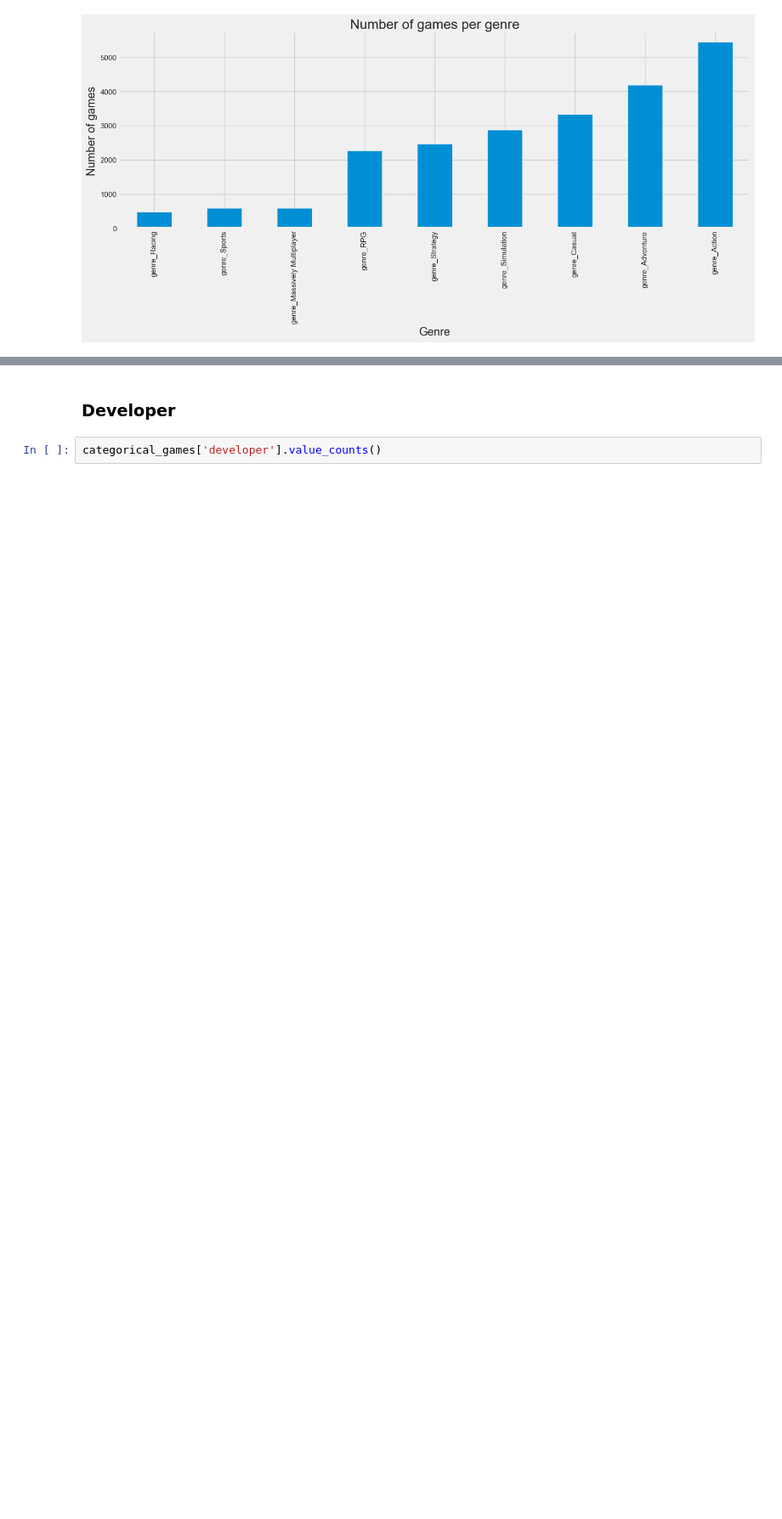
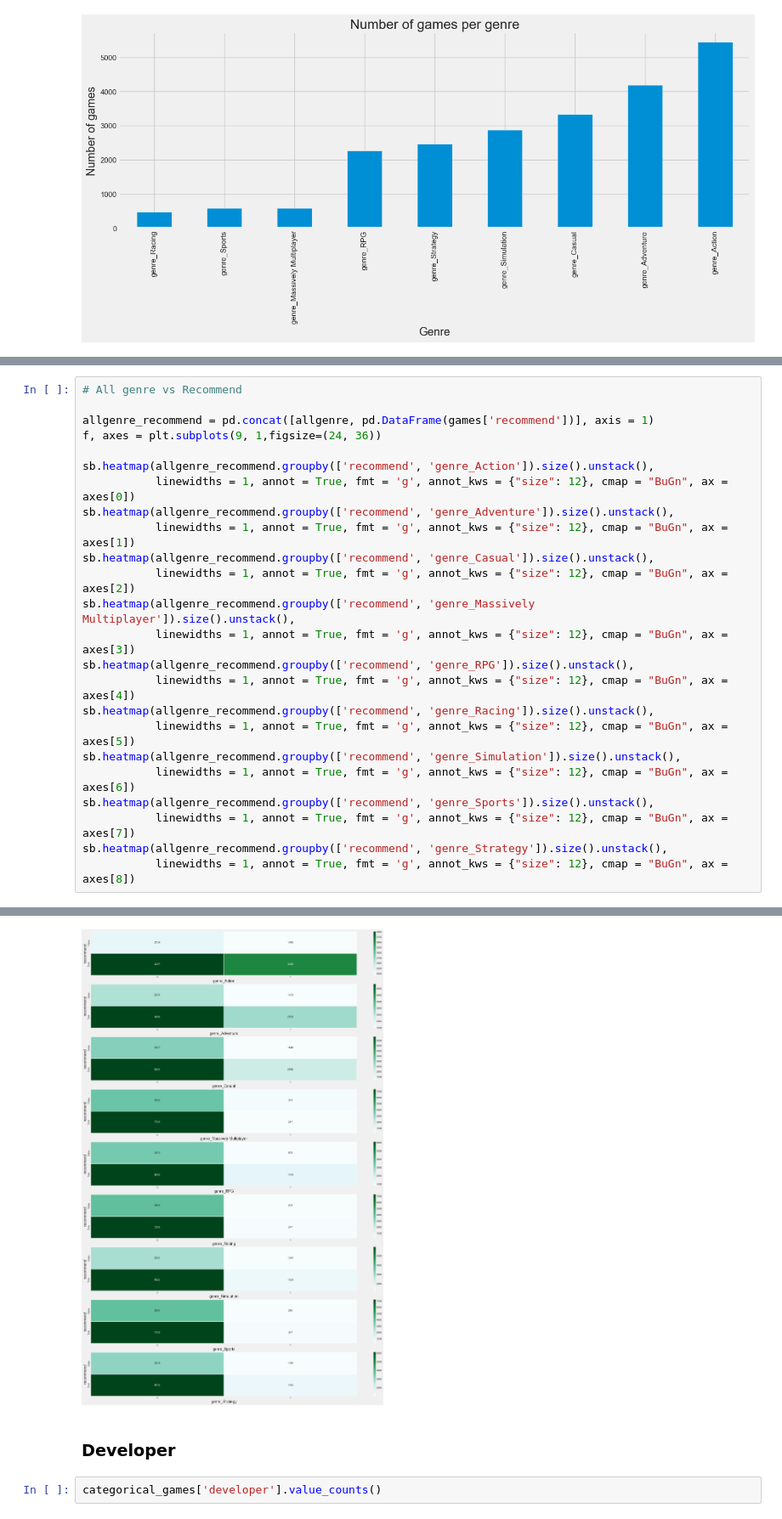
Before and after one commit to Pante/SC1015-Project, a Jupyter notebook: Data Visualization and Clustering.ipynb, the cells around one changed output, grey strips where cells are left out. Shown at 85% size. Cells and saved outputs as stored; diff of their text form; blank space fills up the shorter version.

```diff
--- a/Data Visualization and Clustering.ipynb
+++ b/Data Visualization and Clustering.ipynb
@@ -295,0 +295,25 @@ No artists with labels found to put in legend.  Note that artists whose label st
+# %%
+# All genre vs Recommend
+
+allgenre_recommend = pd.concat([allgenre, pd.DataFrame(games['recommend'])], axis = 1)
+f, axes = plt.subplots(9, 1,figsize=(24, 36))
+
+sb.heatmap(allgenre_recommend.groupby(['recommend', 'genre_Action']).size().unstack(),
+           linewidths = 1, annot = True, fmt = 'g', annot_kws = {"size": 12}, cmap = "BuGn", ax = axes[0])
+sb.heatmap(allgenre_recommend.groupby(['recommend', 'genre_Adventure']).size().unstack(),
+           linewidths = 1, annot = True, fmt = 'g', annot_kws = {"size": 12}, cmap = "BuGn", ax = axes[1])
+sb.heatmap(allgenre_recommend.groupby(['recommend', 'genre_Casual']).size().unstack(),
+           linewidths = 1, annot = True, fmt = 'g', annot_kws = {"size": 12}, cmap = "BuGn", ax = axes[2])
+sb.heatmap(allgenre_recommend.groupby(['recommend', 'genre_Massively Multiplayer']).size().unstack(),
+           linewidths = 1, annot = True, fmt = 'g', annot_kws = {"size": 12}, cmap = "BuGn", ax = axes[3])
+sb.heatmap(allgenre_recommend.groupby(['recommend', 'genre_RPG']).size().unstack(),
+           linewidths = 1, annot = True, fmt = 'g', annot_kws = {"size": 12}, cmap = "BuGn", ax = axes[4])
+sb.heatmap(allgenre_recommend.groupby(['recommend', 'genre_Racing']).size().unstack(),
+           linewidths = 1, annot = True, fmt = 'g', annot_kws = {"size": 12}, cmap = "BuGn", ax = axes[5])
+sb.heatmap(allgenre_recommend.groupby(['recommend', 'genre_Simulation']).size().unstack(),
+           linewidths = 1, annot = True, fmt = 'g', annot_kws = {"size": 12}, cmap = "BuGn", ax = axes[6])
+sb.heatmap(allgenre_recommend.groupby(['recommend', 'genre_Sports']).size().unstack(),
+           linewidths = 1, annot = True, fmt = 'g', annot_kws = {"size": 12}, cmap = "BuGn", ax = axes[7])
+sb.heatmap(allgenre_recommend.groupby(['recommend', 'genre_Strategy']).size().unstack(),
+           linewidths = 1, annot = True, fmt = 'g', annot_kws = {"size": 12}, cmap = "BuGn", ax = axes[8])
+# %% [output]
@@ -296,3 +321,4 @@ No artists with labels found to put in legend.  Note that artists whose label st
+[figure, added]
 # %% [markdown]
 ### Developer
 # %%
```
Also changed, not shown: parts of 78 cells of this notebook, 1 other file.
